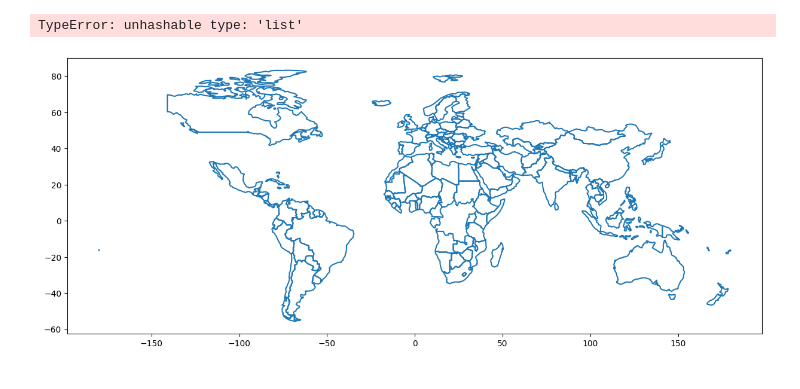
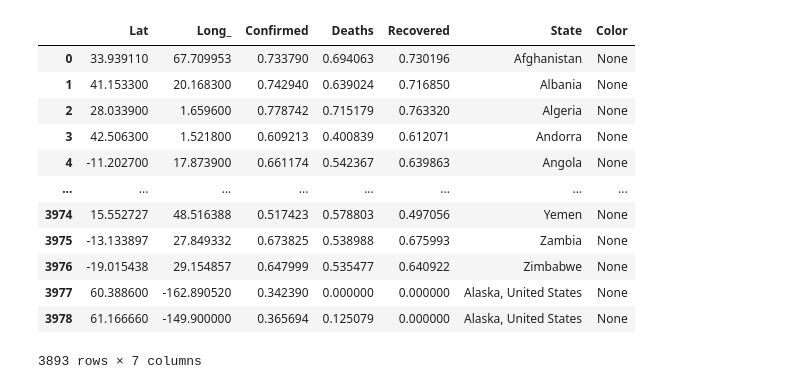
Before and after one commit to Jazzel/CI-HW-3, a Jupyter notebook: Q1_som.ipynb, the cells around one changed output. Cells and saved outputs as stored; diff of their text form; code cells hidden in the pictures.

```diff
--- a/Q1_som.ipynb
+++ b/Q1_som.ipynb
@@ -125,21 +149,17 @@ plt.show()
-# %%
-data.head()
-
-data['Color'] = None
-
-for index, row in data.iterrows():
-    country, confirmed, deaths, recovered, color = row
-    diff_array = [pow((weight[0] - confirmed)**2 + (weight[1] - deaths)**2 + (weight[2] - recovered)**2, 1/2) for weight in weights]
-    bmu = min(diff_array)
-    index_bmu = np.unravel_index(diff_array.index(bmu), (grid, grid))
-    color = weights[index_bmu[0]*10 + index_bmu[1]]
-    # print(f'{country} - BMU: {index_bmu} - Color: {color}')
-    data.at[index, 'Color'] = list(color) + [1]
-
-data.to_csv('Q1_countrydata_som.csv', index=False)
-
-
-data.head()
-# %% [output]
-TypeError: unhashable type: 'list'
-[figure, removed]
+# %%
+data = read_normalize_data()
+data
+# %% [output]
+|  | Lat | Long_ | Confirmed | Deaths | Recovered | State | Color |
+| 0 | 33.939110 | 67.709953 | 0.733790 | 0.694063 | 0.730196 | Afghanistan | None |
+| 1 | 41.153300 | 20.168300 | 0.742940 | 0.639024 | 0.716850 | Albania | None |
+| 2 | 28.033900 | 1.659600 | 0.778742 | 0.715179 | 0.763320 | Algeria | None |
+| 3 | 42.506300 | 1.521800 | 0.609213 | 0.400839 | 0.612071 | Andorra | None |
+| 4 | -11.202700 | 17.873900 | 0.661174 | 0.542367 | 0.639863 | Angola | None |
+| ... | ... | ... | ... | ... | ... | ... | ... |
+| 3974 | 15.552727 | 48.516388 | 0.517423 | 0.578803 | 0.497056 | Yemen | None |
+| 3975 | -13.133897 | 27.849332 | 0.673825 | 0.538988 | 0.675993 | Zambia | None |
+| 3976 | -19.015438 | 29.154857 | 0.647999 | 0.535477 | 0.640922 | Zimbabwe | None |
+| 3977 | 60.388600 | -162.890520 | 0.342390 | 0.000000 | 0.000000 | Alaska, United States | None |
+| 3978 | 61.166660 | -149.900000 | 0.365694 | 0.125079 | 0.000000 | Alaska, United States | None |
+3893 rows × 7 columns
```
Also changed, not shown: parts of 28 cells of this notebook, 2 other files.
